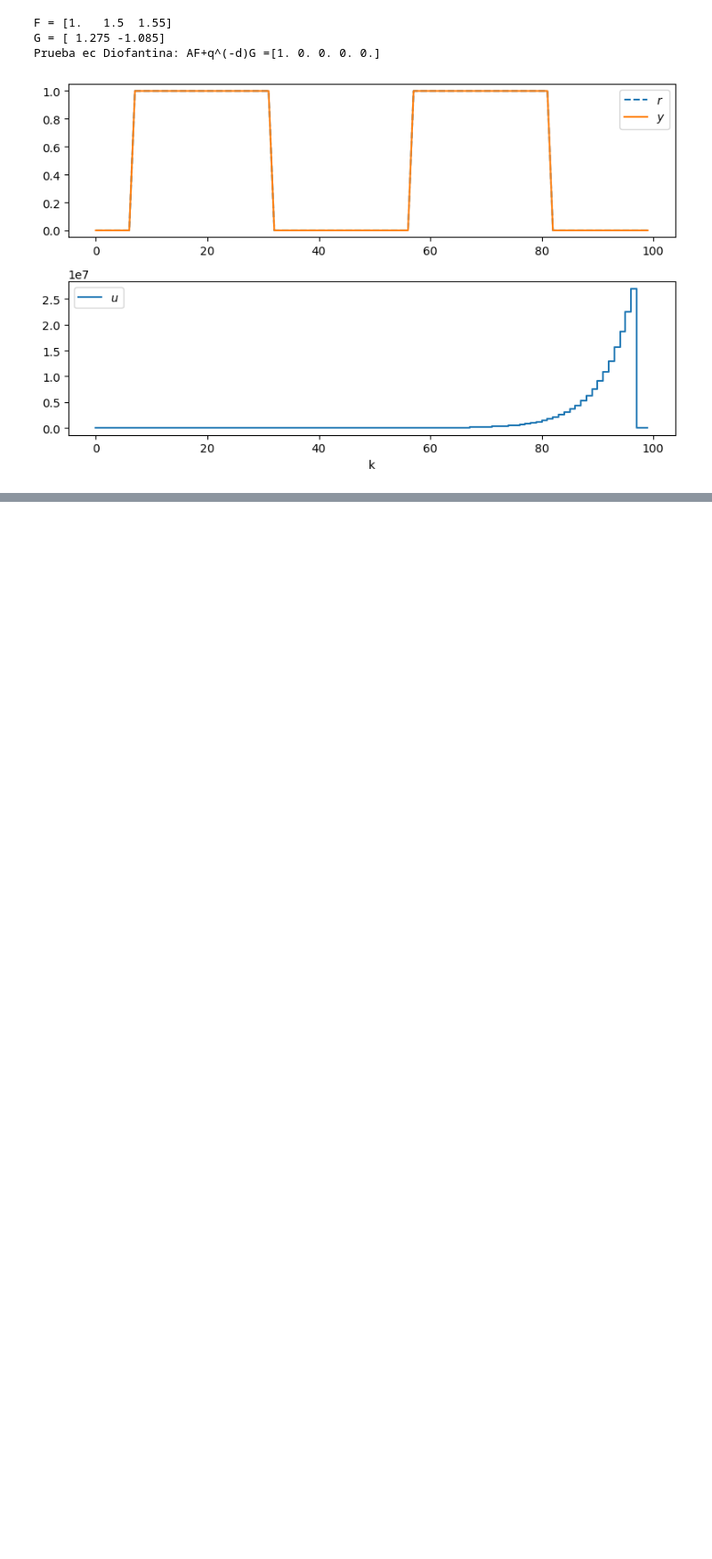
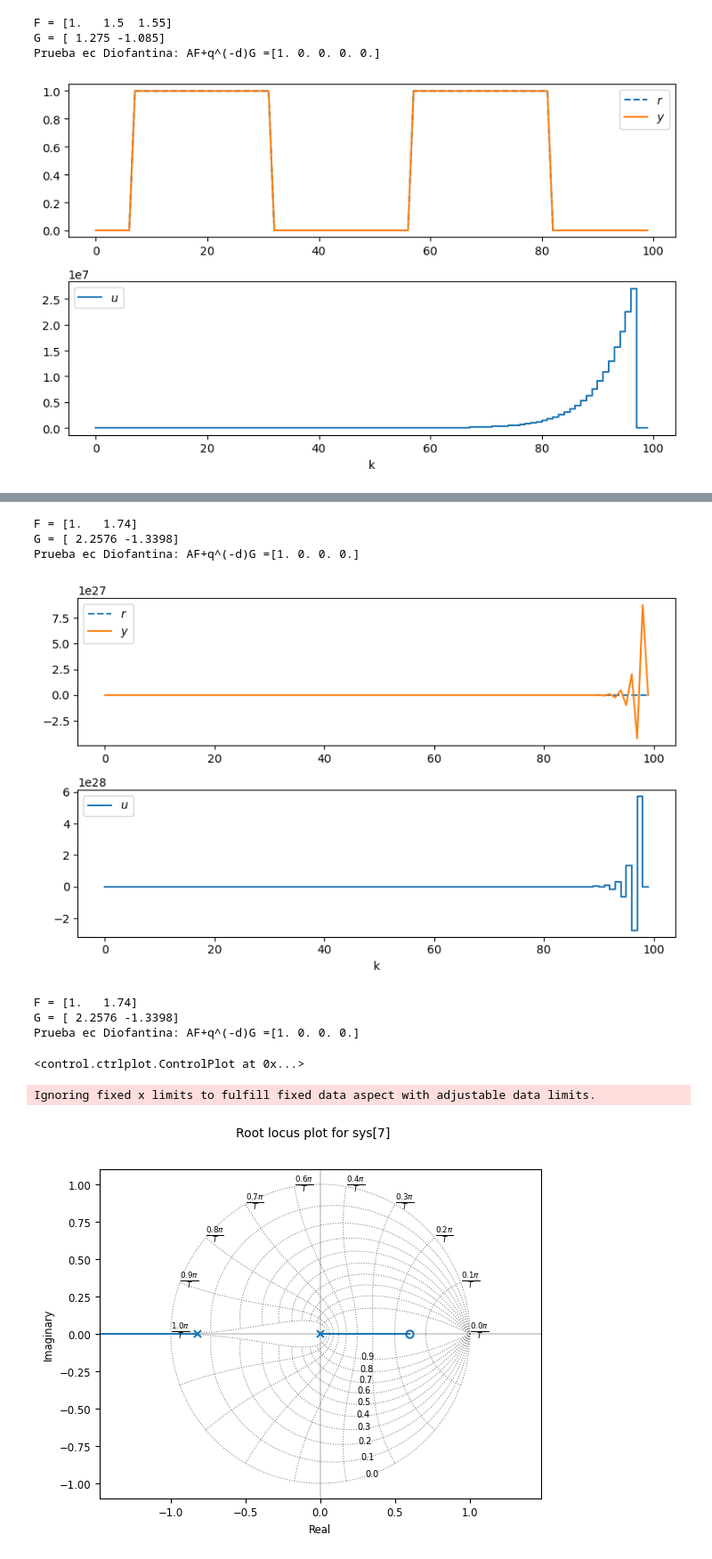
Before and after one commit to pgonfiuba/ica, a Jupyter notebook: 9. Predictivos/control_predictivo.ipynb, the cells around one changed output, grey strips where cells are left out. Shown at 89% size. Drawn from its saved outputs; the diff is of its cells as text; code cells hidden in the pictures; blank space fills up the shorter version.

```diff
--- a/9. Predictivos/control_predictivo.ipynb
+++ b/9. Predictivos/control_predictivo.ipynb
@@ -66,7 +66,7 @@ Prueba ec Diofantina: AF+q^(-d)G =[1. 0. 0. 0. 0.]
 # %% [markdown]
 ## Simulación del control predictivo
 # %%
-def simularControlPredictivo(A,Bp,d,r,plot=True,title=None,deltaA=None,deltaB=None):
+def simularControlPredictivo(A,Bp,d,r,plot=True,title=None,deltaA=None,deltaB=None,delta_d=0):
     F,G,FBp = calcularPolinomiosPredictivo(A,Bp,d)
 
     if deltaA is not None:
@@ -80,7 +80,7 @@ def simularControlPredictivo(A,Bp,d,r,plot=True,title=None,deltaA=None,deltaB=No
     u = np.zeros(N)
     y = np.zeros(N)
 
-    for kk in range(d+1,N-d):
+    for kk in range(d+1+np.abs(delta_d),N-d):
 
         # ===== Control predictivo =====
         # y_hat_d = G*y + FB' * u  (pero evaluado en k)
@@ -93,7 +93,7 @@ def simularControlPredictivo(A,Bp,d,r,plot=True,title=None,deltaA=None,deltaB=No
         # parte autoregresiva de la salida
         y_AR = np.dot(-A[1:],y[kk:kk-len(A)+1:-1])
         # parte que depende de la entrada retrasada
-        y_X = np.dot(Bp, u[kk-d+1:kk-d+1-len(Bp):-1])
+        y_X = np.dot(Bp, u[kk-d+1+delta_d:kk-d+1+delta_d-len(Bp):-1])
         # salida total
         y[kk+1] = y_AR + y_X
 
@@ -167,0 +170,24 @@ Prueba ec Diofantina: AF+q^(-d)G =[1. 0. 0. 0. 0.]
+# %%
+A = np.r_[1, -1.74, .77]
+Bp = 2 * np.r_[1.1, 0.9]
+d = 2
+
+_,_ = simularControlPredictivo(A,Bp,d,r,delta_d=-1)
+
+F,G,FBp = calcularPolinomiosPredictivo(A,Bp,d)
+
+num = np.r_[0,G]
+den = np.r_[Bp, 0]
+sysRL = ctrl.TransferFunction(num,den,dt=1)
+ctrl.root_locus(sysRL)
+# %% [output]
+F = [1.   1.74]
+G = [ 2.2576 -1.3398]
+Prueba ec Diofantina: AF+q^(-d)G =[1. 0. 0. 0.]
+[figure, added]
+F = [1.   1.74]
+G = [ 2.2576 -1.3398]
+Prueba ec Diofantina: AF+q^(-d)G =[1. 0. 0. 0.]
+<control.ctrlplot.ControlPlot at 0x...>
+Ignoring fixed x limits to fulfill fixed data aspect with adjustable data limits.
+[figure, added]
```
Also changed, not shown: parts of 1 cell of this notebook, 1 other file.
